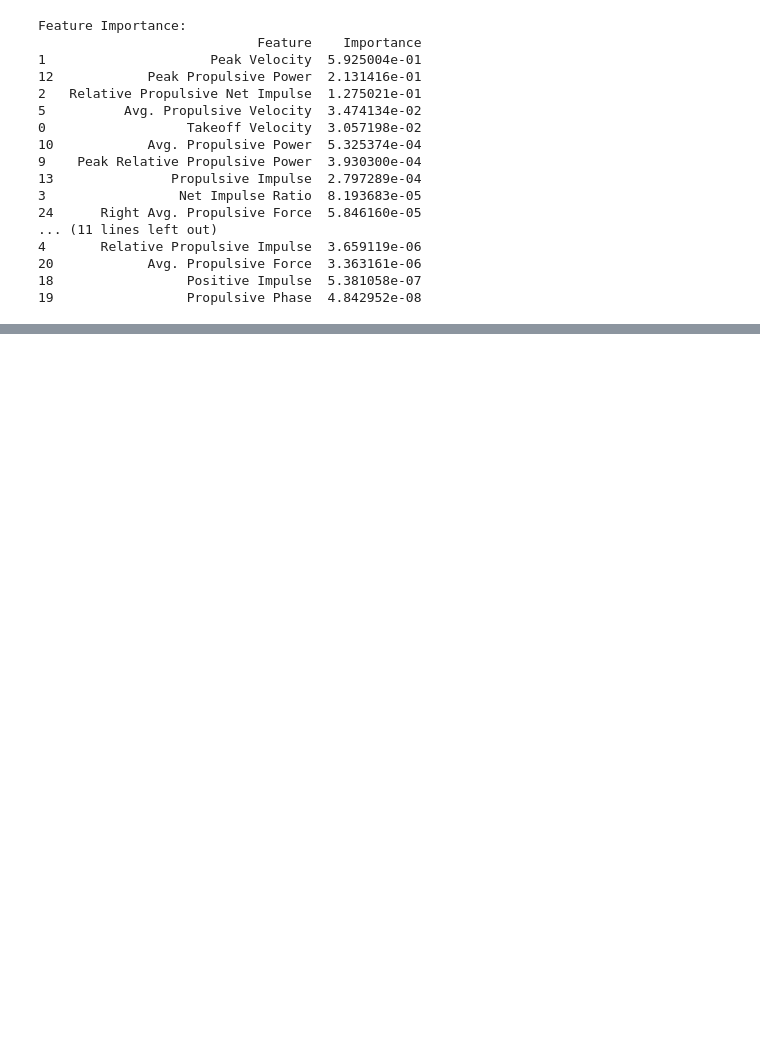
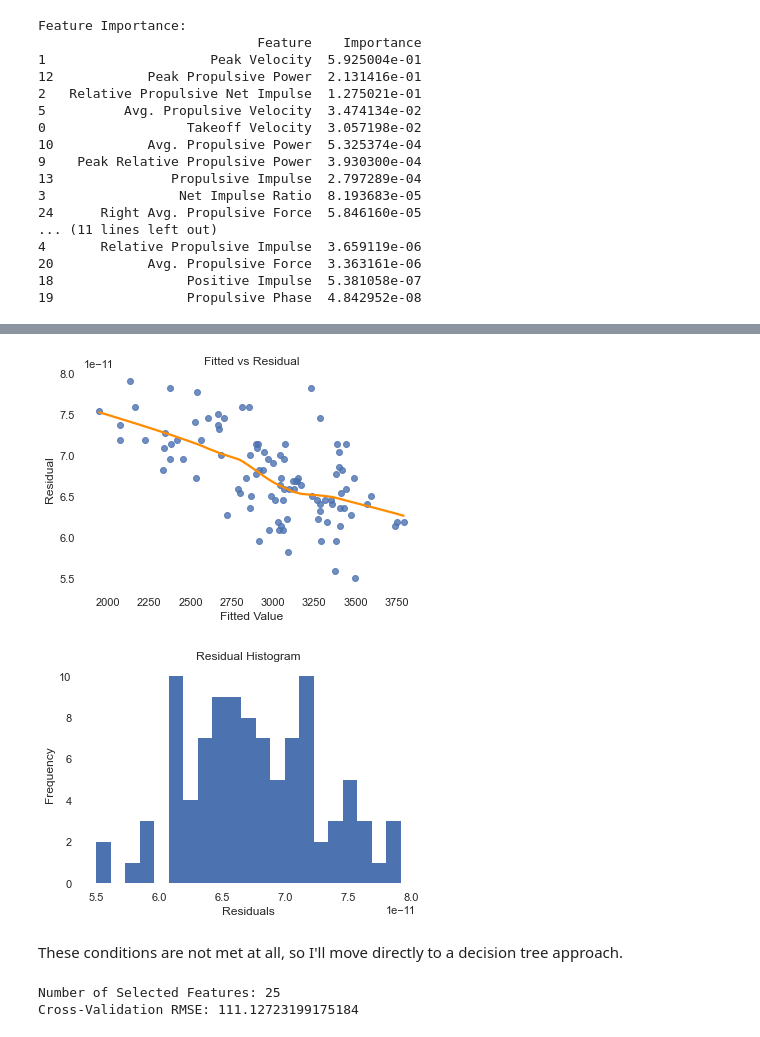
Before and after one commit to mithilguru/Illinois-Strength-Trends, a Jupyter notebook: StrengthTesting-July-2023.ipynb, the cells around one changed output, grey strips where cells are left out. Drawn from its saved outputs; the diff is of its cells as text; code cells hidden in the pictures; blank space fills up the shorter version.

```diff
--- a/StrengthTesting-July-2023.ipynb
+++ b/StrengthTesting-July-2023.ipynb
@@ -768,3 +842,52 @@ Cross-Validation RMSE: [4.030714313864578, 0.34825524990394086, 0.50305217160351
 # plot selected features by date - compare with targets
 # clean analysis
 # update github
+# %%
+# Set feature matrix and target variable
+selected_variables = sorted_corr_PF.index.tolist()
+X = ISO[selected_variables]  # Assuming ISO is your DataFrame containing features
+y = ISO['Peak Force']
+
+# Regression model
+mod3 = sm.OLS(y, sm.add_constant(X)).fit()
+
+# Fitted vs Residual Plot (Linearity and Constant Variance)
+sns.regplot(x=mod3.fittedvalues, y=mod3.resid, lowess=True, line_kws={'color': "darkorange"})
+sns.despine(left=True, bottom=True)
+plt.xlabel('Fitted Value')
+plt.ylabel('Residual')
+plt.title('Fitted vs Residual')
+plt.show()
+
+# Residual Histogram (Normality and Independence)
+plt.hist(mod3.resid, bins=21, edgecolor="none")
+sns.despine(left=True, bottom=True)
+plt.xlabel('Residuals')
+plt.ylabel('Frequency')
+plt.title('Residual Histogram')
+plt.show()
+# %% [output]
+[figure, added]
+[figure, added]
+# %% [markdown]
+These conditions are not met at all, so I'll move directly to a decision tree approach.
+# %%
+# train-test split
+X_train, X_test, y_train, y_test = train_test_split(X, y, test_size = 0.2, random_state = 25)
+
+# decision tree model
+reg_dt = DecisionTreeRegressor(random_state = 27)
+reg_dt.fit(X_train, y_train)
+y_pred = reg_dt.predict(X_test)
+
+# model performance metrics
+num_selected_features = X_train.shape[1]
+cv = cross_val_score(reg_dt, X, y, cv = 5, scoring = 'neg_mean_squared_error')
+rmse = [sqrt(abs(score)) for score in cv]
+cv_rmse = sum(rmse) / len(rmse)
+
+print("Number of Selected Features:", num_selected_features)
+print("Cross-Validation RMSE:", cv_rmse)
+# %% [output]
+Number of Selected Features: 25
+Cross-Validation RMSE: 111.12723199175184
```
Also changed, not shown: parts of 34 cells of this notebook.
